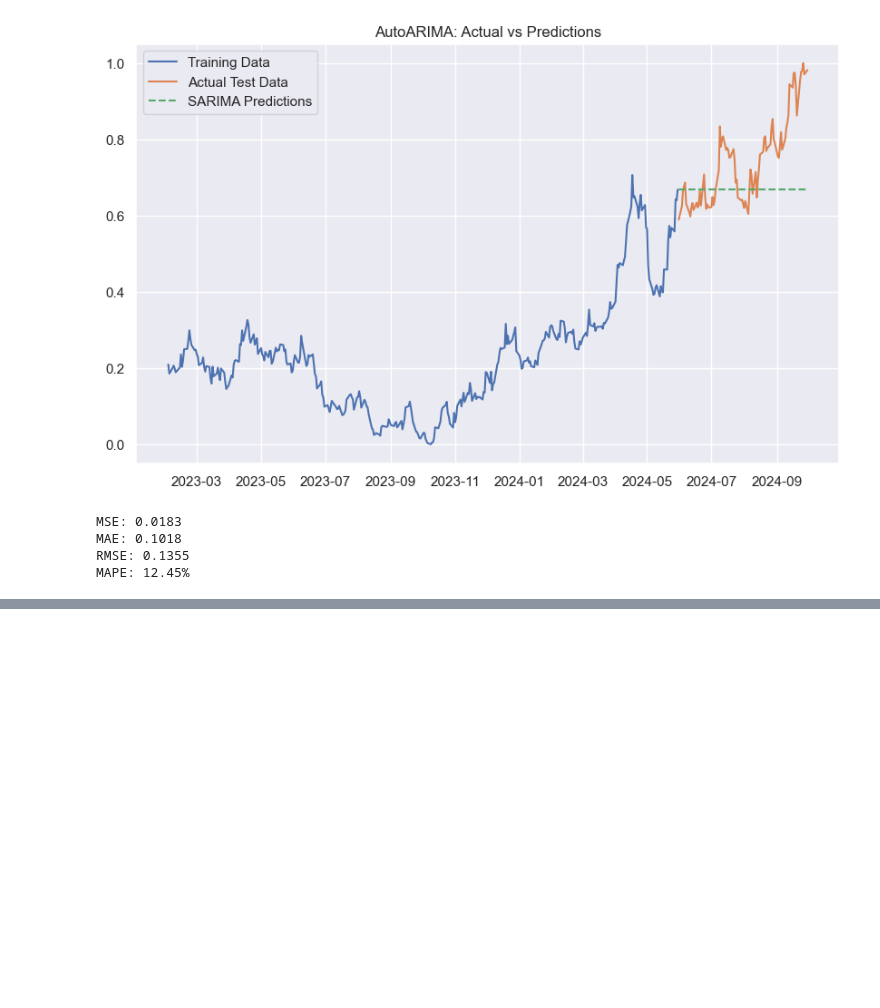
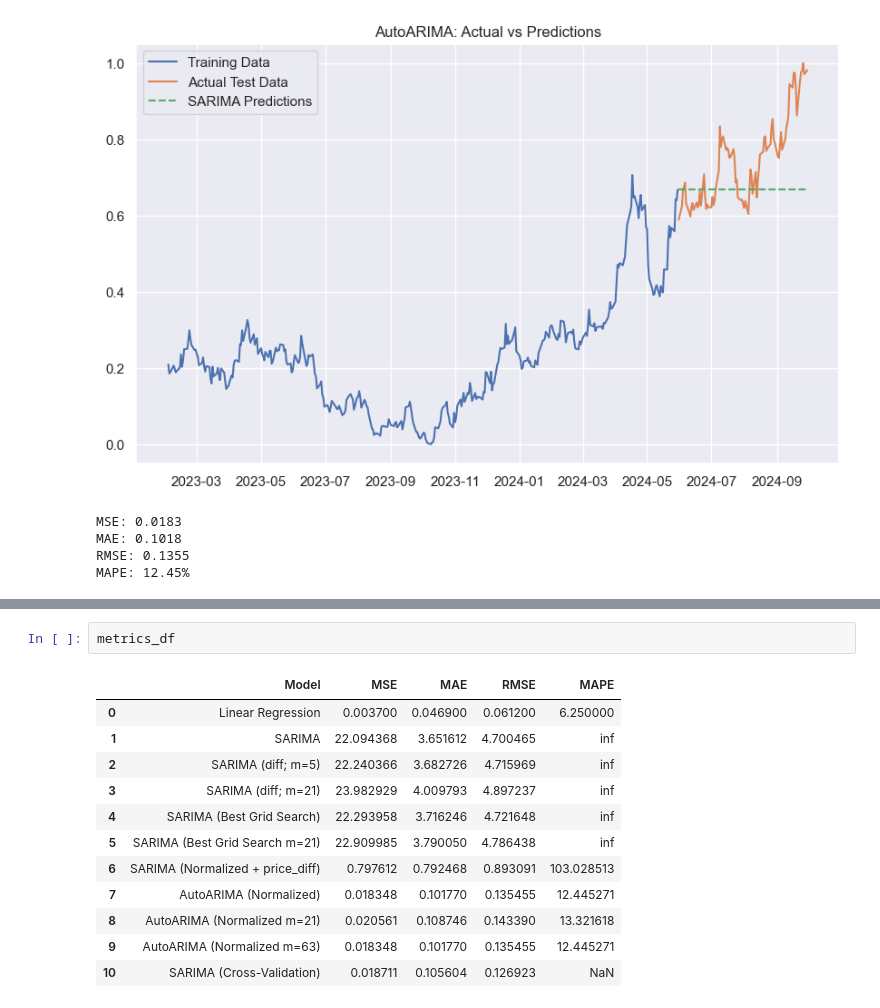
Before and after one commit to clarissa2020274/2020274_capstone, a Jupyter notebook: 2020274_October_24_Modeling and Evaluation (SARIMA and LSTM).ipynb, the cells around one changed output, grey strips where cells are left out. Saved outputs shown, nothing was run; the diff lists cells and outputs as text; blank space fills up the shorter version.

```diff
--- a/2020274_October_24_Modeling and Evaluation (SARIMA and LSTM).ipynb
+++ b/2020274_October_24_Modeling and Evaluation (SARIMA and LSTM).ipynb
@@ -1149,0 +1262,15 @@ MAPE: 12.45%
+# %%
+metrics_df
+# %% [output]
+|  | Model | MSE | MAE | RMSE | MAPE |
+| 0 | Linear Regression | 0.003700 | 0.046900 | 0.061200 | 6.250000 |
+| 1 | SARIMA | 22.094368 | 3.651612 | 4.700465 | inf |
+| 2 | SARIMA (diff; m=5) | 22.240366 | 3.682726 | 4.715969 | inf |
+| 3 | SARIMA (diff; m=21) | 23.982929 | 4.009793 | 4.897237 | inf |
+| 4 | SARIMA (Best Grid Search) | 22.293958 | 3.716246 | 4.721648 | inf |
+| 5 | SARIMA (Best Grid Search m=21) | 22.909985 | 3.790050 | 4.786438 | inf |
+| 6 | SARIMA (Normalized + price_diff) | 0.797612 | 0.792468 | 0.893091 | 103.028513 |
+| 7 | AutoARIMA (Normalized) | 0.018348 | 0.101770 | 0.135455 | 12.445271 |
+| 8 | AutoARIMA (Normalized m=21) | 0.020561 | 0.108746 | 0.143390 | 13.321618 |
+| 9 | AutoARIMA (Normalized m=63) | 0.018348 | 0.101770 | 0.135455 | 12.445271 |
+| 10 | SARIMA (Cross-Validation) | 0.018711 | 0.105604 | 0.126923 | NaN |
```
Also changed, not shown: parts of 10 cells of this notebook, 7 other files.
